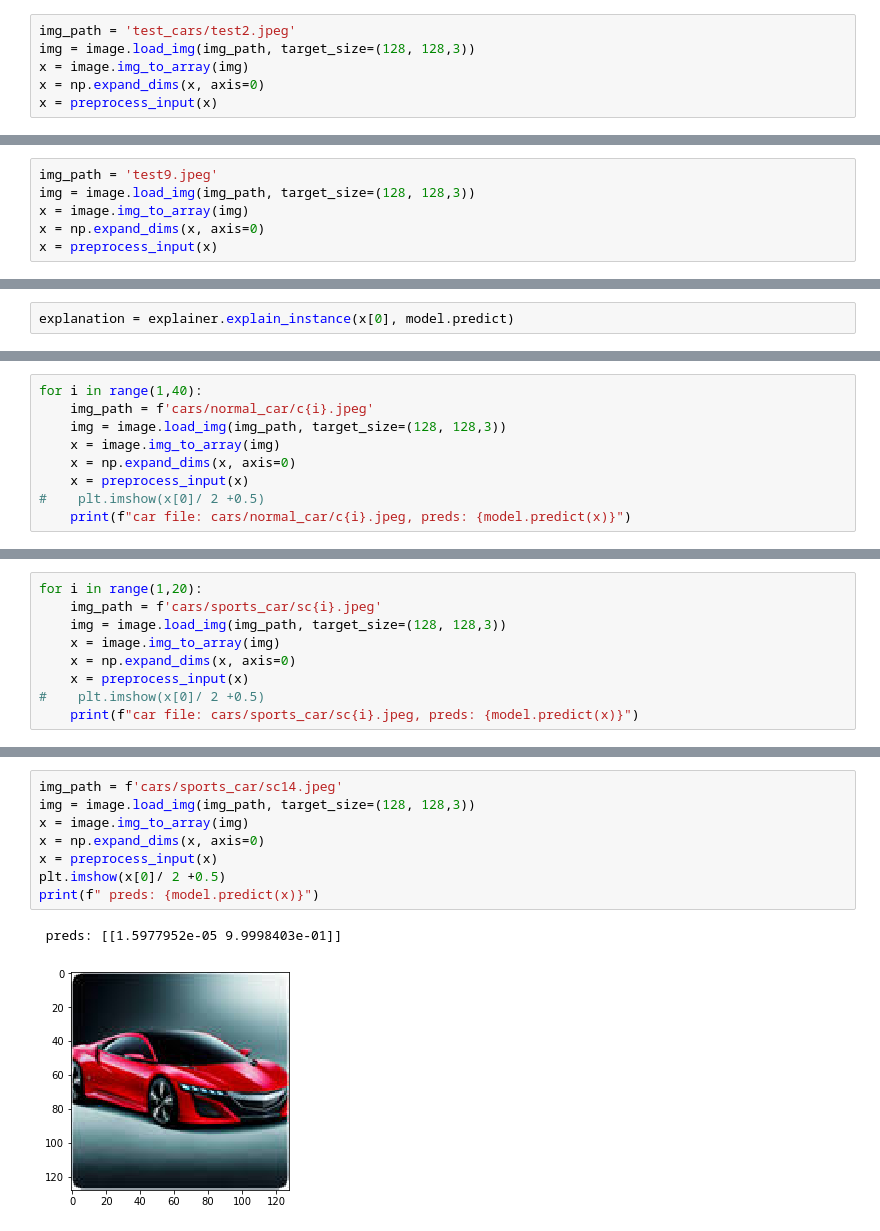
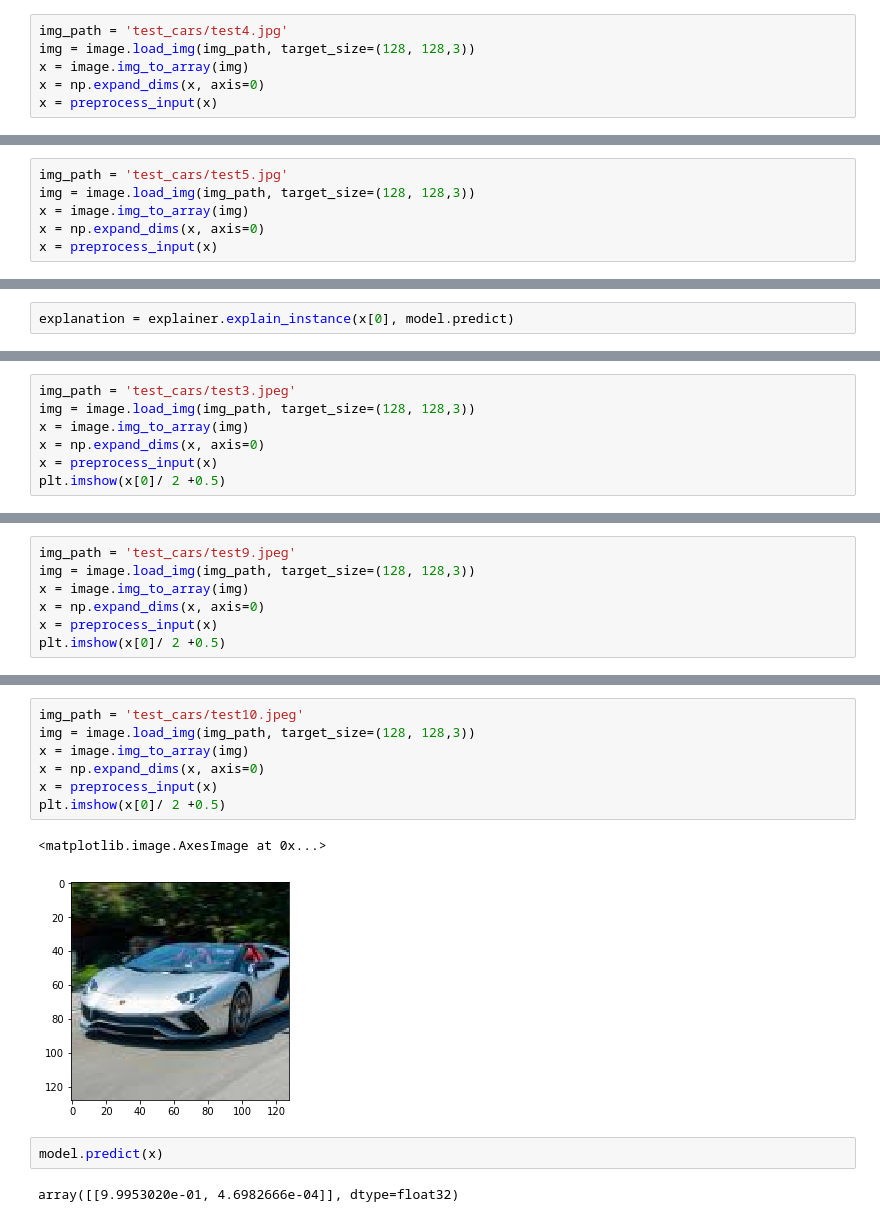
Before and after one commit to dsharpc/bias-and-LIME, a Jupyter notebook: lime.ipynb, the cells around one changed output, grey strips where cells are left out. Saved outputs shown, nothing was run; the diff lists cells and outputs as text.

```diff
--- a/lime.ipynb
+++ b/lime.ipynb
@@ -117,6 +99,6 @@ Epoch 12/12
 <keras.callbacks.History at 0x...>
 # %%
-img_path = 'test_cars/test2.jpeg'
+img_path = 'test_cars/test4.jpg'
 img = image.load_img(img_path, target_size=(128, 128,3))
 x = image.img_to_array(img)
 x = np.expand_dims(x, axis=0)
@@ -148,5 +126,5 @@ plt.imshow(mark_boundaries(temp / 2 + 0.5, mask))
 # %%
-img_path = 'test9.jpeg'
+img_path = 'test_cars/test5.jpg'
 img = image.load_img(img_path, target_size=(128, 128,3))
 x = image.img_to_array(img)
 x = np.expand_dims(x, axis=0)
@@ -171,10 +149,8 @@ plt.imshow(mark_boundaries(temp / 2 + 0.5, mask))
 # %%
-for i in range(1,40):
-    img_path = f'cars/normal_car/c{i}.jpeg'
-    img = image.load_img(img_path, target_size=(128, 128,3))
-    x = image.img_to_array(img)
-    x = np.expand_dims(x, axis=0)
-    x = preprocess_input(x)
-#    plt.imshow(x[0]/ 2 +0.5)
-    print(f"car file: cars/normal_car/c{i}.jpeg, preds: {model.predict(x)}")
+img_path = 'test_cars/test3.jpeg'
+img = image.load_img(img_path, target_size=(128, 128,3))
+x = image.img_to_array(img)
+x = np.expand_dims(x, axis=0)
+x = preprocess_input(x)
+plt.imshow(x[0]/ 2 +0.5)
 # %% [output]
@@ -198,10 +170,8 @@ car file: cars/normal_car/c39.jpeg, preds: [[9.9997306e-01 2.6916627e-05]]
 # %%
-for i in range(1,20):
-    img_path = f'cars/sports_car/sc{i}.jpeg'
-    img = image.load_img(img_path, target_size=(128, 128,3))
-    x = image.img_to_array(img)
-    x = np.expand_dims(x, axis=0)
-    x = preprocess_input(x)
-#    plt.imshow(x[0]/ 2 +0.5)
-    print(f"car file: cars/sports_car/sc{i}.jpeg, preds: {model.predict(x)}")
+img_path = 'test_cars/test9.jpeg'
+img = image.load_img(img_path, target_size=(128, 128,3))
+x = image.img_to_array(img)
+x = np.expand_dims(x, axis=0)
+x = preprocess_input(x)
+plt.imshow(x[0]/ 2 +0.5)
 # %% [output]
@@ -227,13 +191,16 @@ car file: cars/sports_car/sc19.jpeg, preds: [[0.00164759 0.9983524 ]]
 # %%
-img_path = f'cars/sports_car/sc14.jpeg'
+img_path = 'test_cars/test10.jpeg'
 img = image.load_img(img_path, target_size=(128, 128,3))
 x = image.img_to_array(img)
 x = np.expand_dims(x, axis=0)
 x = preprocess_input(x)
 plt.imshow(x[0]/ 2 +0.5)
-print(f" preds: {model.predict(x)}")
 # %% [output]
- preds: [[1.5977952e-05 9.9998403e-01]]
+<matplotlib.image.AxesImage at 0x...>
-[figure, old version]
+[figure, new version]
+# %%
+model.predict(x)
+# %% [output]
+array([[9.9953020e-01, 4.6982666e-04]], dtype=float32)
 # %%
 explanation = explainer.explain_instance(x[0], model.predict)
```
Also changed, not shown: parts of 26 cells of this notebook.
